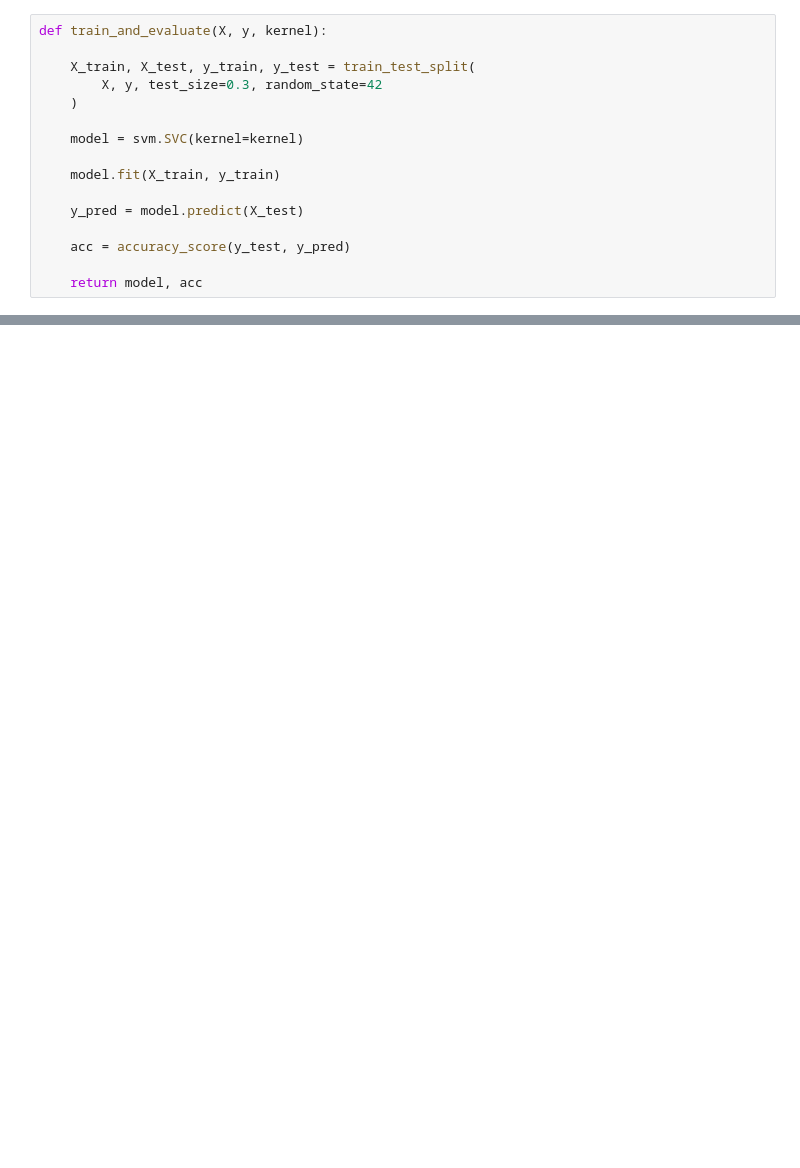
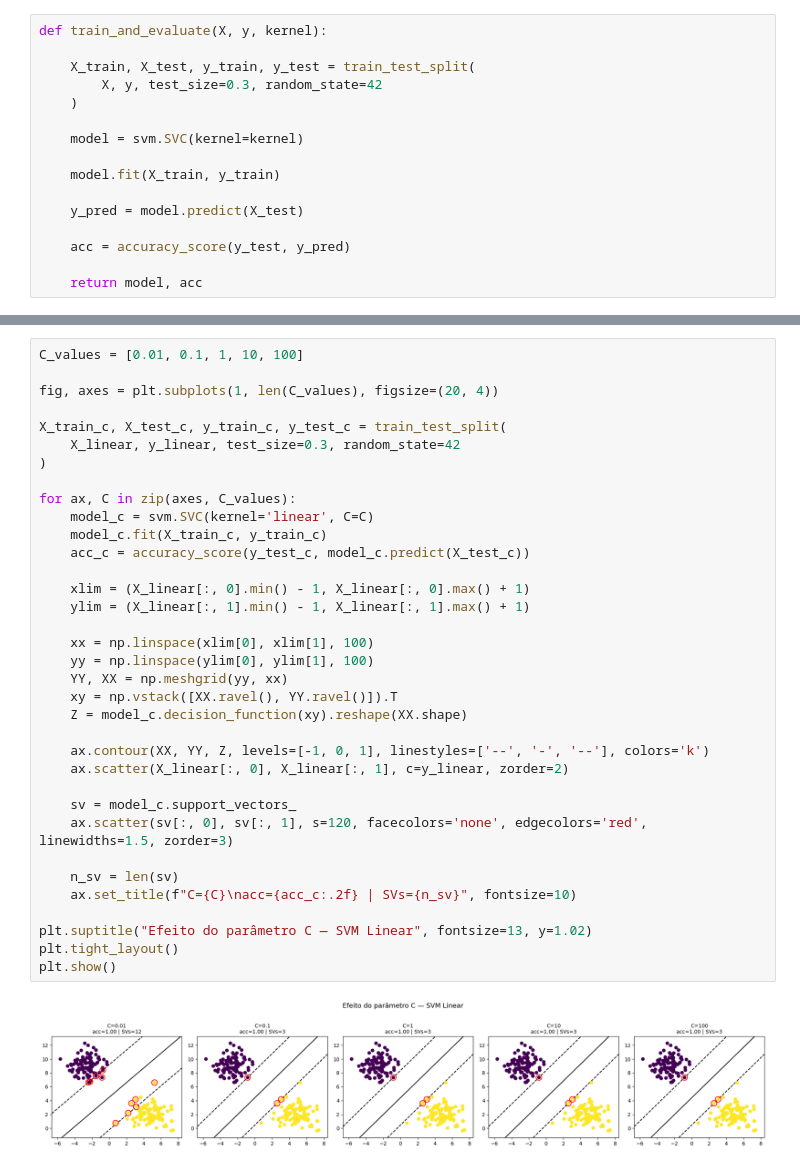
Before and after one commit to samuka7abr/IDP-ML-2026.1, a Jupyter notebook: A1/At1/code.ipynb, the cells around one changed output, grey strips where cells are left out. Drawn from its saved outputs; the diff is of its cells as text; blank space fills up the shorter version.

```diff
--- a/A1/At1/code.ipynb
+++ b/A1/At1/code.ipynb
@@ -129,0 +200,37 @@ Accuracy (RBF kernel): 0.9833333333333333
+# %%
+C_values = [0.01, 0.1, 1, 10, 100]
+
+fig, axes = plt.subplots(1, len(C_values), figsize=(20, 4))
+
+X_train_c, X_test_c, y_train_c, y_test_c = train_test_split(
+    X_linear, y_linear, test_size=0.3, random_state=42
+)
+
+for ax, C in zip(axes, C_values):
+    model_c = svm.SVC(kernel='linear', C=C)
+    model_c.fit(X_train_c, y_train_c)
+    acc_c = accuracy_score(y_test_c, model_c.predict(X_test_c))
+
+    xlim = (X_linear[:, 0].min() - 1, X_linear[:, 0].max() + 1)
+    ylim = (X_linear[:, 1].min() - 1, X_linear[:, 1].max() + 1)
+
+    xx = np.linspace(xlim[0], xlim[1], 100)
+    yy = np.linspace(ylim[0], ylim[1], 100)
+    YY, XX = np.meshgrid(yy, xx)
+    xy = np.vstack([XX.ravel(), YY.ravel()]).T
+    Z = model_c.decision_function(xy).reshape(XX.shape)
+
+    ax.contour(XX, YY, Z, levels=[-1, 0, 1], linestyles=['--', '-', '--'], colors='k')
+    ax.scatter(X_linear[:, 0], X_linear[:, 1], c=y_linear, zorder=2)
+
+    sv = model_c.support_vectors_
+    ax.scatter(sv[:, 0], sv[:, 1], s=120, facecolors='none', edgecolors='red', linewidths=1.5, zorder=3)
+
+    n_sv = len(sv)
+    ax.set_title(f"C={C}\nacc={acc_c:.2f} | SVs={n_sv}", fontsize=10)
+
+plt.suptitle("Efeito do parâmetro C — SVM Linear", fontsize=13, y=1.02)
+plt.tight_layout()
+plt.show()
+# %% [output]
+[figure, added]
```
Also changed, not shown: parts of 16 cells of this notebook.
